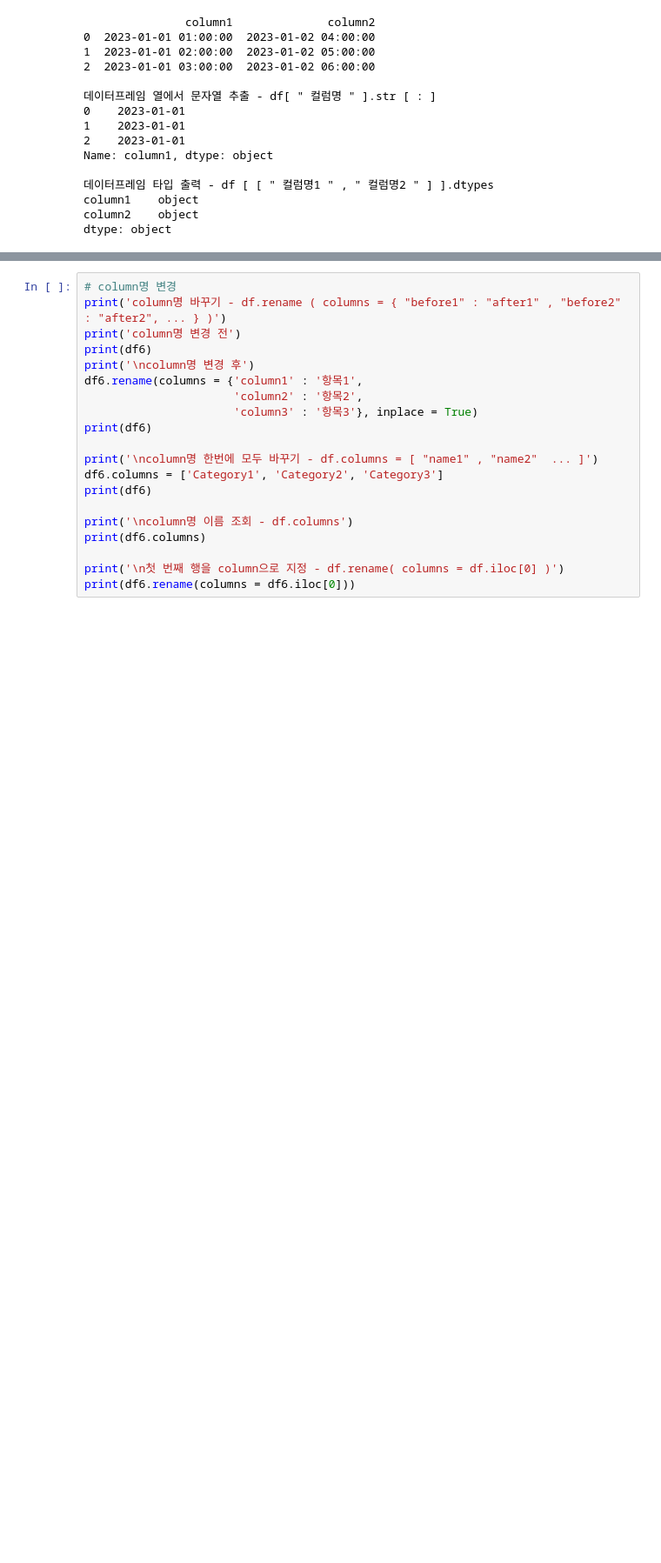
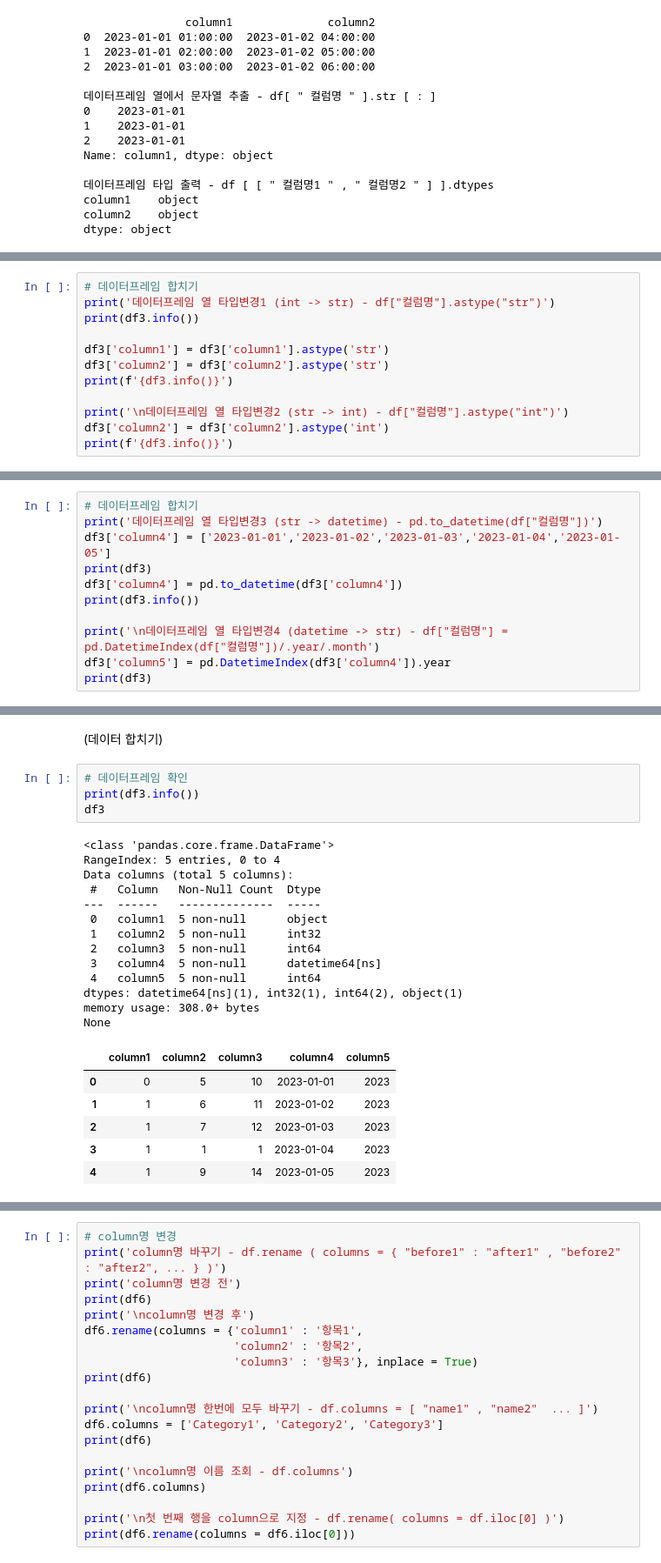
Before and after one commit to HyeongSeok-Park/Basic_Python, a Jupyter notebook: 01_Basic_Python.ipynb, the cells around one changed output, grey strips where cells are left out. Shown at 87% size. Cells and saved outputs as stored; diff of their text form; blank space fills up the shorter version.

```diff
--- a/01_Basic_Python.ipynb
+++ b/01_Basic_Python.ipynb
@@ -393,0 +396,12 @@ dtype: object
+# %%
+# 데이터프레임 합치기
+print('데이터프레임 열 타입변경1 (int -> str) - df["컬럼명"].astype("str")')
+print(df3.info())
+
+df3['column1'] = df3['column1'].astype('str')
+df3['column2'] = df3['column2'].astype('str')
+print(f'{df3.info()}')
+
+print('\n데이터프레임 열 타입변경2 (str -> int) - df["컬럼명"].astype("int")')
+df3['column2'] = df3['column2'].astype('int')
+print(f'{df3.info()}')
@@ -393,0 +426,11 @@ dtype: object
+# %%
+# 데이터프레임 합치기
+print('데이터프레임 열 타입변경3 (str -> datetime) - pd.to_datetime(df["컬럼명"])')
+df3['column4'] = ['2023-01-01','2023-01-02','2023-01-03','2023-01-04','2023-01-05']
+print(df3)
+df3['column4'] = pd.to_datetime(df3['column4'])
+print(df3.info())
+
+print('\n데이터프레임 열 타입변경4 (datetime -> str) - df["컬럼명"] = pd.DatetimeIndex(df["컬럼명"])/.year/.month')
+df3['column5'] = pd.DatetimeIndex(df3['column4']).year
+print(df3)
@@ -393,0 +455,26 @@ dtype: object
+# %% [markdown]
+(데이터 합치기)
+# %%
+# 데이터프레임 확인
+print(df3.info())
+df3
+# %% [output]
+<class 'pandas.core.frame.DataFrame'>
+RangeIndex: 5 entries, 0 to 4
+Data columns (total 5 columns):
+ #   Column   Non-Null Count  Dtype
+---  ------   --------------  -----
+ 0   column1  5 non-null      object
+ 1   column2  5 non-null      int32
+ 2   column3  5 non-null      int64
+ 3   column4  5 non-null      datetime64[ns]
+ 4   column5  5 non-null      int64
+dtypes: datetime64[ns](1), int32(1), int64(2), object(1)
+memory usage: 308.0+ bytes
+None
+|  | column1 | column2 | column3 | column4 | column5 |
+| 0 | 0 | 5 | 10 | 2023-01-01 | 2023 |
+| 1 | 1 | 6 | 11 | 2023-01-02 | 2023 |
+| 2 | 1 | 7 | 12 | 2023-01-03 | 2023 |
+| 3 | 1 | 1 | 1 | 2023-01-04 | 2023 |
+| 4 | 1 | 9 | 14 | 2023-01-05 | 2023 |
```
Also changed, not shown: parts of 16 cells of this notebook, 2 other files.
